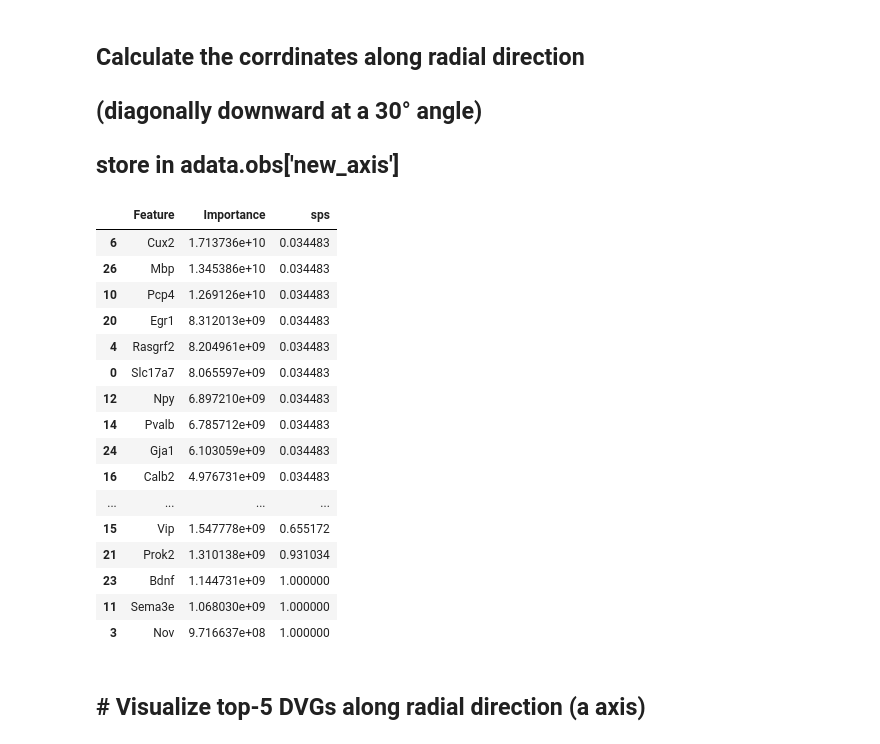
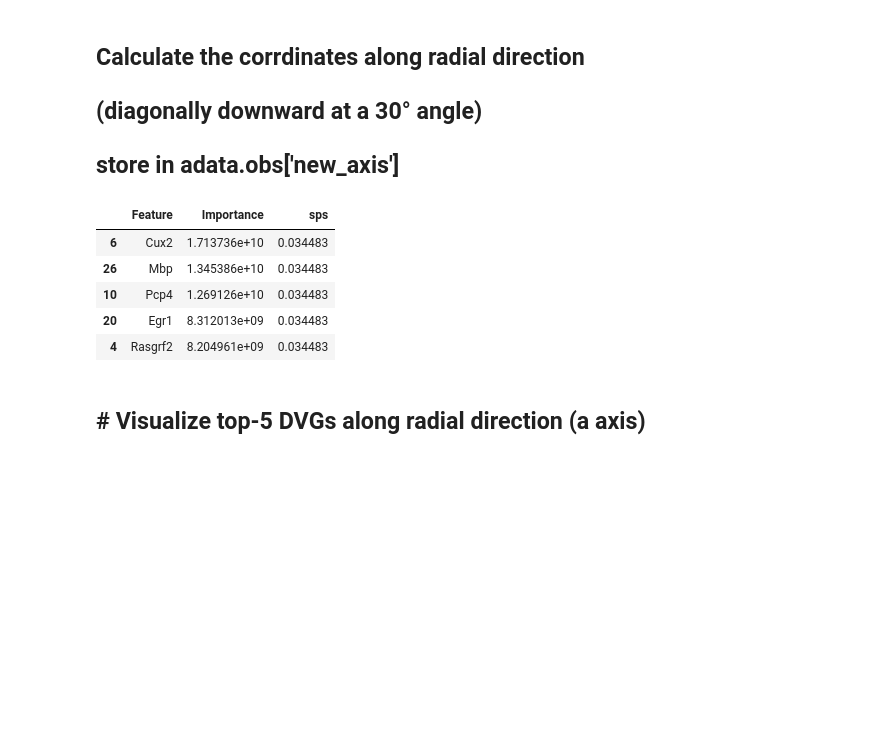
Before and after one commit to Smilenone/STAVAG_tutorial, a Jupyter notebook: docs/source/Case_III_STAVAG_on_STARmap_3D_cortex.ipynb, the cells around one changed output. Drawn from its saved outputs; the diff is of its cells as text; code cells hidden in the pictures; blank space fills up the shorter version.

Commit message:
Show only head of a-axis DVG results

```diff
--- a/docs/source/Case_III_STAVAG_on_STARmap_3D_cortex.ipynb
+++ b/docs/source/Case_III_STAVAG_on_STARmap_3D_cortex.ipynb
@@ -157,25 +157,14 @@ coords = adata.obsm['spatial4D']
 coord_dict = STAVAG.DVG_detection(adata, coords, exact_pvalue=True)
 DVG_along_a_axis = list(coord_dict['a']['Feature'])
 # %%
-coord_dict['a']
+coord_dict['a'].head()
 # %% [output]
 |  | Feature | Importance | sps |
 | 6 | Cux2 | 1.713736e+10 | 0.034483 |
 | 26 | Mbp | 1.345386e+10 | 0.034483 |
 | 10 | Pcp4 | 1.269126e+10 | 0.034483 |
 | 20 | Egr1 | 8.312013e+09 | 0.034483 |
 | 4 | Rasgrf2 | 8.204961e+09 | 0.034483 |
-| 0 | Slc17a7 | 8.065597e+09 | 0.034483 |
-| 12 | Npy | 6.897210e+09 | 0.034483 |
-| 14 | Pvalb | 6.785712e+09 | 0.034483 |
-| 24 | Gja1 | 6.103059e+09 | 0.034483 |
-| 16 | Calb2 | 4.976731e+09 | 0.034483 |
-| ... | ... | ... | ... |
-| 15 | Vip | 1.547778e+09 | 0.655172 |
-| 21 | Prok2 | 1.310138e+09 | 0.931034 |
-| 23 | Bdnf | 1.144731e+09 | 1.000000 |
-| 11 | Sema3e | 1.068030e+09 | 1.000000 |
-| 3 | Nov | 9.716637e+08 | 1.000000 |
 # %% [markdown]
 ## # Visualize top-5 DVGs along radial direction (a axis)
 # %%
```
